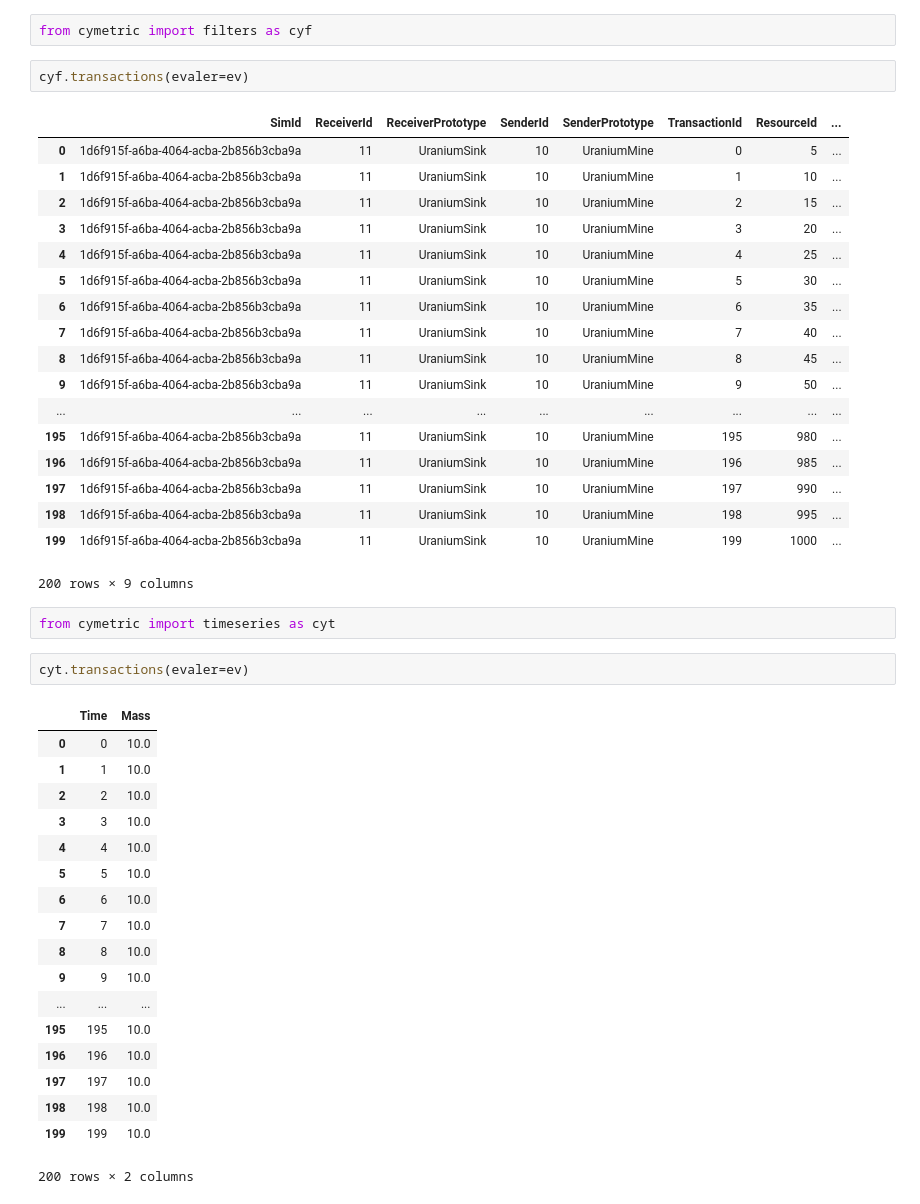
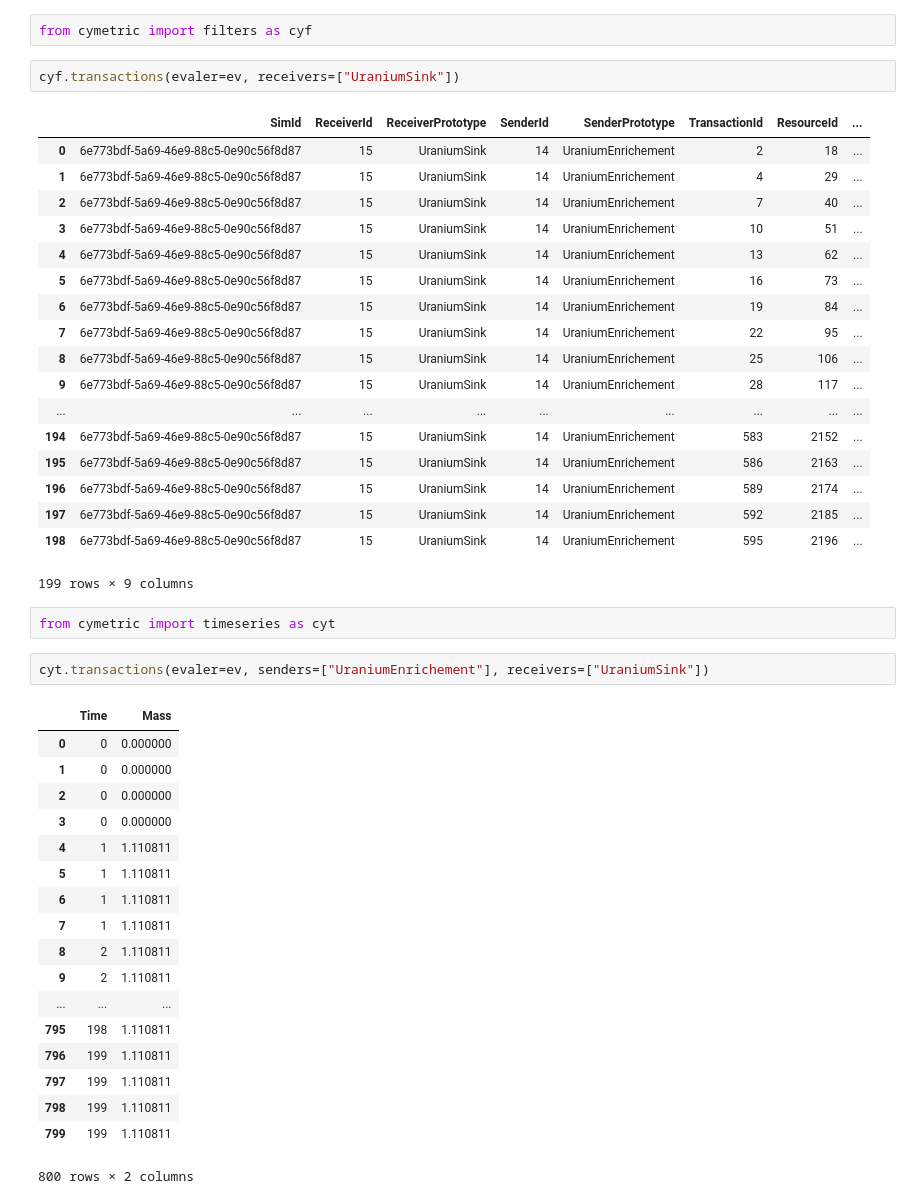
Before and after one commit to bam241/cyclus_workshop_2020, a Jupyter notebook: Untitled.ipynb, the cells around one changed output. Saved outputs shown, nothing was run; the diff lists cells and outputs as text.

```diff
--- a/Untitled.ipynb
+++ b/Untitled.ipynb
@@ -13,46 +13,46 @@ cyg.flow_graph(ev)
 # %%
 from cymetric import filters as cyf
 # %%
-cyf.transactions(evaler=ev)
+cyf.transactions(evaler=ev, receivers=["UraniumSink"])
 # %% [output]
 |  | SimId | ReceiverId | ReceiverPrototype | SenderId | SenderPrototype | TransactionId | ResourceId | ... |
-| 0 | 1d6f915f-a6ba-4064-acba-2b856b3cba9a | 11 | UraniumSink | 10 | UraniumMine | 0 | 5 | ... |
-| 1 | 1d6f915f-a6ba-4064-acba-2b856b3cba9a | 11 | UraniumSink | 10 | UraniumMine | 1 | 10 | ... |
-| 2 | 1d6f915f-a6ba-4064-acba-2b856b3cba9a | 11 | UraniumSink | 10 | UraniumMine | 2 | 15 | ... |
-| 3 | 1d6f915f-a6ba-4064-acba-2b856b3cba9a | 11 | UraniumSink | 10 | UraniumMine | 3 | 20 | ... |
-| 4 | 1d6f915f-a6ba-4064-acba-2b856b3cba9a | 11 | UraniumSink | 10 | UraniumMine | 4 | 25 | ... |
-| 5 | 1d6f915f-a6ba-4064-acba-2b856b3cba9a | 11 | UraniumSink | 10 | UraniumMine | 5 | 30 | ... |
-| 6 | 1d6f915f-a6ba-4064-acba-2b856b3cba9a | 11 | UraniumSink | 10 | UraniumMine | 6 | 35 | ... |
-| 7 | 1d6f915f-a6ba-4064-acba-2b856b3cba9a | 11 | UraniumSink | 10 | UraniumMine | 7 | 40 | ... |
-| 8 | 1d6f915f-a6ba-4064-acba-2b856b3cba9a | 11 | UraniumSink | 10 | UraniumMine | 8 | 45 | ... |
-| 9 | 1d6f915f-a6ba-4064-acba-2b856b3cba9a | 11 | UraniumSink | 10 | UraniumMine | 9 | 50 | ... |
+| 0 | 6e773bdf-5a69-46e9-88c5-0e90c56f8d87 | 15 | UraniumSink | 14 | UraniumEnrichement | 2 | 18 | ... |
+| 1 | 6e773bdf-5a69-46e9-88c5-0e90c56f8d87 | 15 | UraniumSink | 14 | UraniumEnrichement | 4 | 29 | ... |
+| 2 | 6e773bdf-5a69-46e9-88c5-0e90c56f8d87 | 15 | UraniumSink | 14 | UraniumEnrichement | 7 | 40 | ... |
+| 3 | 6e773bdf-5a69-46e9-88c5-0e90c56f8d87 | 15 | UraniumSink | 14 | UraniumEnrichement | 10 | 51 | ... |
+| 4 | 6e773bdf-5a69-46e9-88c5-0e90c56f8d87 | 15 | UraniumSink | 14 | UraniumEnrichement | 13 | 62 | ... |
+| 5 | 6e773bdf-5a69-46e9-88c5-0e90c56f8d87 | 15 | UraniumSink | 14 | UraniumEnrichement | 16 | 73 | ... |
+| 6 | 6e773bdf-5a69-46e9-88c5-0e90c56f8d87 | 15 | UraniumSink | 14 | UraniumEnrichement | 19 | 84 | ... |
+| 7 | 6e773bdf-5a69-46e9-88c5-0e90c56f8d87 | 15 | UraniumSink | 14 | UraniumEnrichement | 22 | 95 | ... |
+| 8 | 6e773bdf-5a69-46e9-88c5-0e90c56f8d87 | 15 | UraniumSink | 14 | UraniumEnrichement | 25 | 106 | ... |
+| 9 | 6e773bdf-5a69-46e9-88c5-0e90c56f8d87 | 15 | UraniumSink | 14 | UraniumEnrichement | 28 | 117 | ... |
 | ... | ... | ... | ... | ... | ... | ... | ... | ... |
-| 195 | 1d6f915f-a6ba-4064-acba-2b856b3cba9a | 11 | UraniumSink | 10 | UraniumMine | 195 | 980 | ... |
-| 196 | 1d6f915f-a6ba-4064-acba-2b856b3cba9a | 11 | UraniumSink | 10 | UraniumMine | 196 | 985 | ... |
-| 197 | 1d6f915f-a6ba-4064-acba-2b856b3cba9a | 11 | UraniumSink | 10 | UraniumMine | 197 | 990 | ... |
-| 198 | 1d6f915f-a6ba-4064-acba-2b856b3cba9a | 11 | UraniumSink | 10 | UraniumMine | 198 | 995 | ... |
-| 199 | 1d6f915f-a6ba-4064-acba-2b856b3cba9a | 11 | UraniumSink | 10 | UraniumMine | 199 | 1000 | ... |
+| 194 | 6e773bdf-5a69-46e9-88c5-0e90c56f8d87 | 15 | UraniumSink | 14 | UraniumEnrichement | 583 | 2152 | ... |
+| 195 | 6e773bdf-5a69-46e9-88c5-0e90c56f8d87 | 15 | UraniumSink | 14 | UraniumEnrichement | 586 | 2163 | ... |
+| 196 | 6e773bdf-5a69-46e9-88c5-0e90c56f8d87 | 15 | UraniumSink | 14 | UraniumEnrichement | 589 | 2174 | ... |
+| 197 | 6e773bdf-5a69-46e9-88c5-0e90c56f8d87 | 15 | UraniumSink | 14 | UraniumEnrichement | 592 | 2185 | ... |
+| 198 | 6e773bdf-5a69-46e9-88c5-0e90c56f8d87 | 15 | UraniumSink | 14 | UraniumEnrichement | 595 | 2196 | ... |
-200 rows × 9 columns
+199 rows × 9 columns
 # %%
 from cymetric import timeseries as cyt
 # %%
-cyt.transactions(evaler=ev)
+cyt.transactions(evaler=ev, senders=["UraniumEnrichement"], receivers=["UraniumSink"])
 # %% [output]
 |  | Time | Mass |
-| 0 | 0 | 10.0 |
-| 1 | 1 | 10.0 |
-| 2 | 2 | 10.0 |
-| 3 | 3 | 10.0 |
-| 4 | 4 | 10.0 |
-| 5 | 5 | 10.0 |
-| 6 | 6 | 10.0 |
-| 7 | 7 | 10.0 |
-| 8 | 8 | 10.0 |
-| 9 | 9 | 10.0 |
+| 0 | 0 | 0.000000 |
+| 1 | 0 | 0.000000 |
+| 2 | 0 | 0.000000 |
+| 3 | 0 | 0.000000 |
+| 4 | 1 | 1.110811 |
+| 5 | 1 | 1.110811 |
+| 6 | 1 | 1.110811 |
+| 7 | 1 | 1.110811 |
+| 8 | 2 | 1.110811 |
+| 9 | 2 | 1.110811 |
 | ... | ... | ... |
-| 195 | 195 | 10.0 |
-| 196 | 196 | 10.0 |
-| 197 | 197 | 10.0 |
-| 198 | 198 | 10.0 |
-| 199 | 199 | 10.0 |
+| 795 | 198 | 1.110811 |
+| 796 | 199 | 1.110811 |
+| 797 | 199 | 1.110811 |
+| 798 | 199 | 1.110811 |
+| 799 | 199 | 1.110811 |
-200 rows × 2 columns
+800 rows × 2 columns
```
Also changed, not shown: parts of 1 cell of this notebook, 2 other files.
